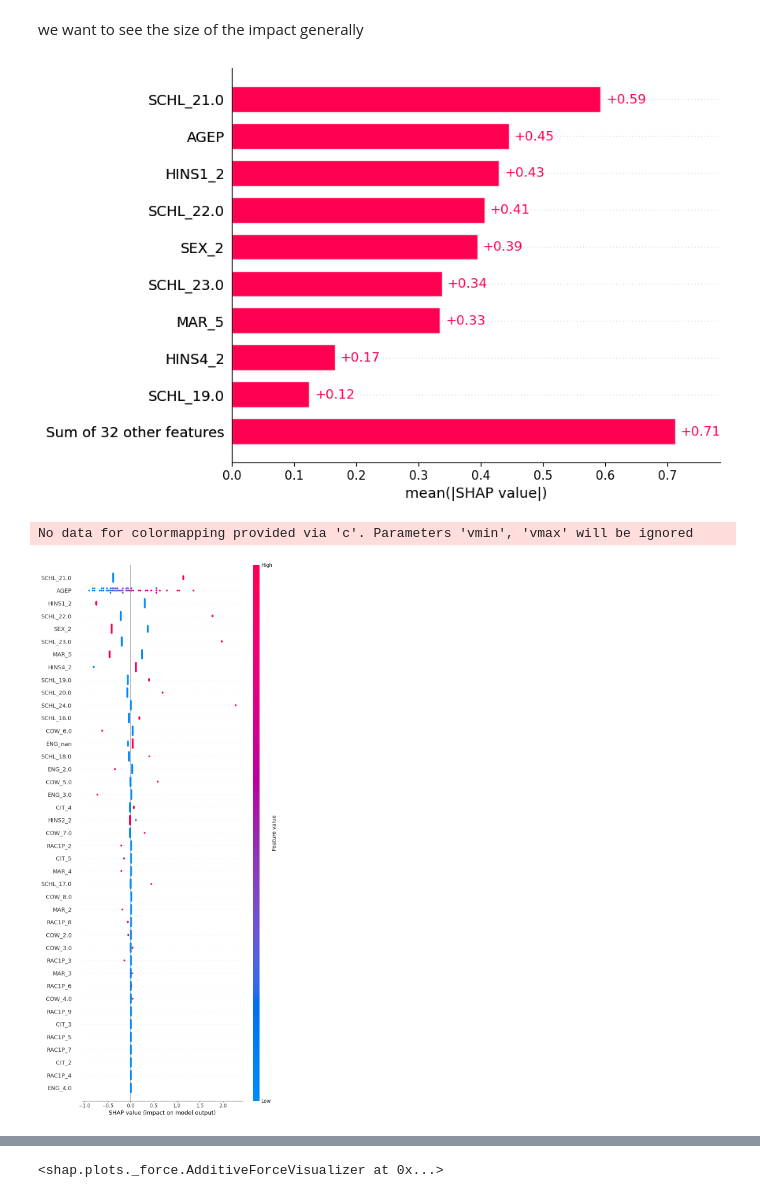
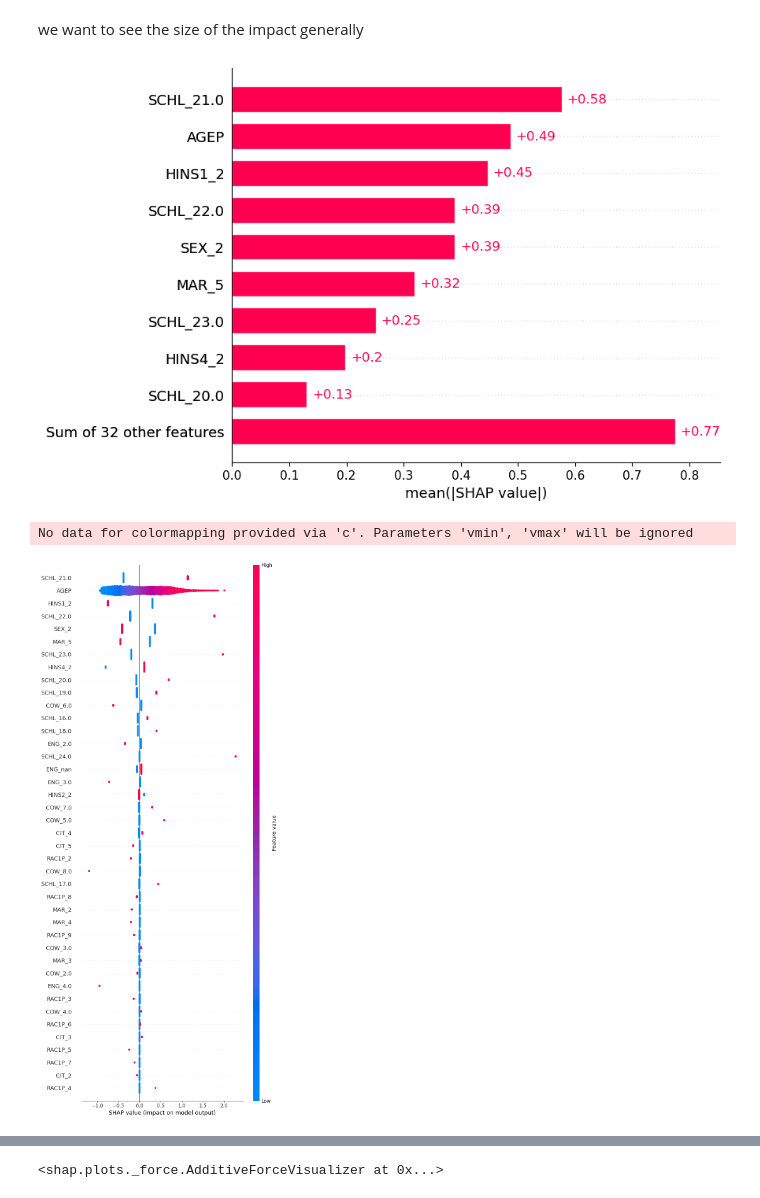
Before and after one commit to AlteaF/Algorithmic_Fairness_2025, a Jupyter notebook: ex4/afae24-exercise4.ipynb, the cells around one changed output, grey strips where cells are left out. Drawn from its saved outputs; the diff is of its cells as text; code cells hidden in the pictures.

Commit message:
got the plots for 4 but force_plot

```diff
--- a/ex4/afae24-exercise4.ipynb
+++ b/ex4/afae24-exercise4.ipynb
@@ -48,7 +48,7 @@ from sklearn.model_selection import train_test_split
 
 
 data_source = ACSDataSource(survey_year='2018', horizon='1-Year', survey='person')
-acs_data = data_source.get_data(states=["CA"], download=False)
+acs_data = data_source.get_data(states=["CA"], download=True)
 
 feature_names = ['AGEP', # Age
                  "CIT", # Citizenship status
@@ -120,5 +120,5 @@ X_test_3 = logistic_model["scaler"].transform(X_test_sample)
 
 # Initialize SHAP explainer
 explainer_log = shap.Explainer(logistic_model["logi"], X_train_2, feature_names = np.array(X_train.columns))
-shap_values = explainer_log(X_test_3)
+shap_values_log = explainer_log(X_test_2)
 # %%
@@ -128,16 +128,16 @@ shap.plots.bar(shap_values[44])
 # %% [markdown]
 we want to see the size of the impact generally
 # %%
-shap.plots.bar(shap_values)
+shap.plots.bar(shap_values_log)
 # %% [output]
-[figure, old version]
+[figure, new version]
 # %%
 
 # 1. Summary plot
-shap.summary_plot(shap_values, X_test_3, max_display=X_test_3.shape[1])
+shap.summary_plot(shap_values_log, X_test_2, max_display=X_test_2.shape[1])
 # %% [output]
 No data for colormapping provided via 'c'. Parameters 'vmin', 'vmax' will be ignored
-[figure, old version]
+[figure, new version]
 # %%
 shap.initjs()
 # %% [output]
```
Also changed, not shown: parts of 19 cells of this notebook.
